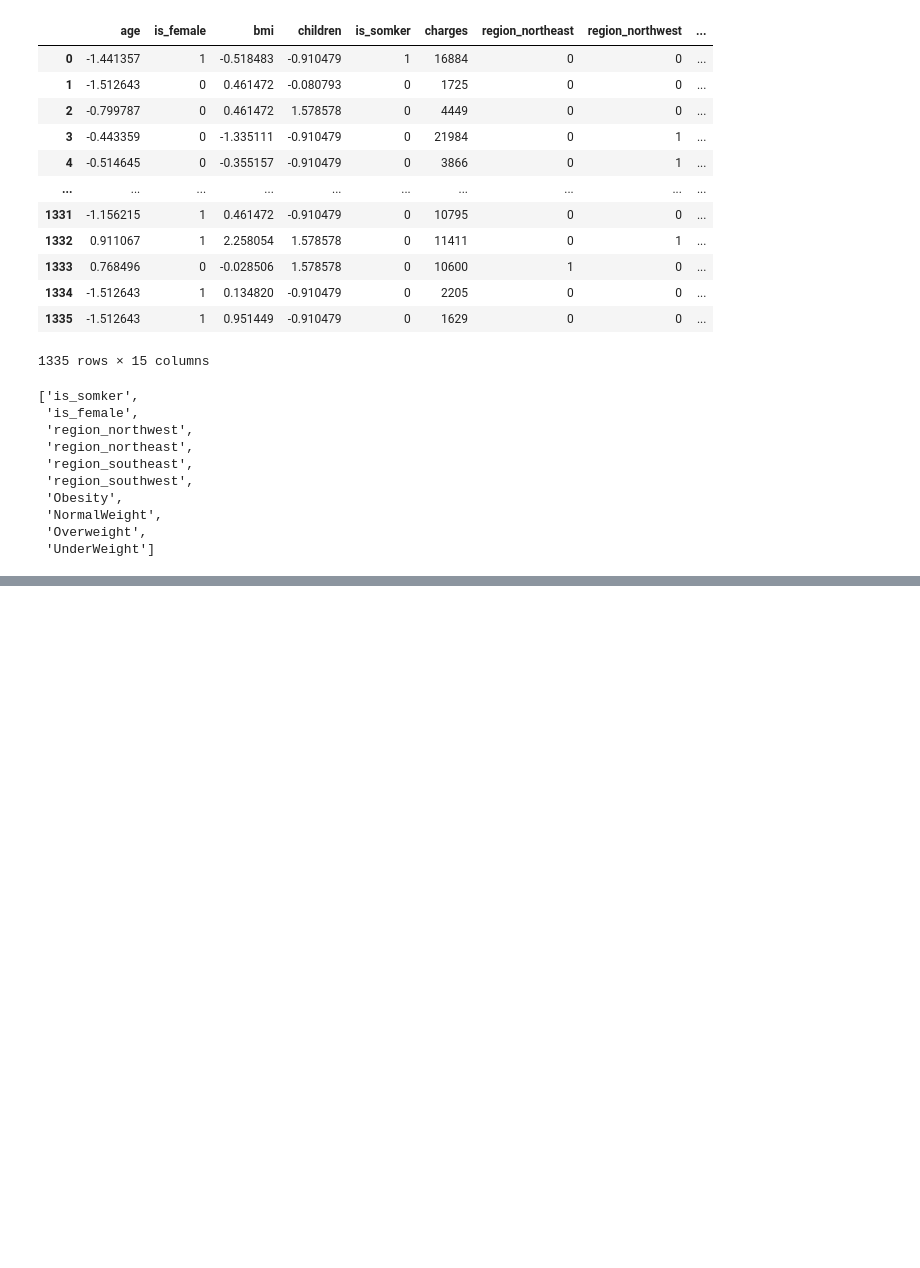
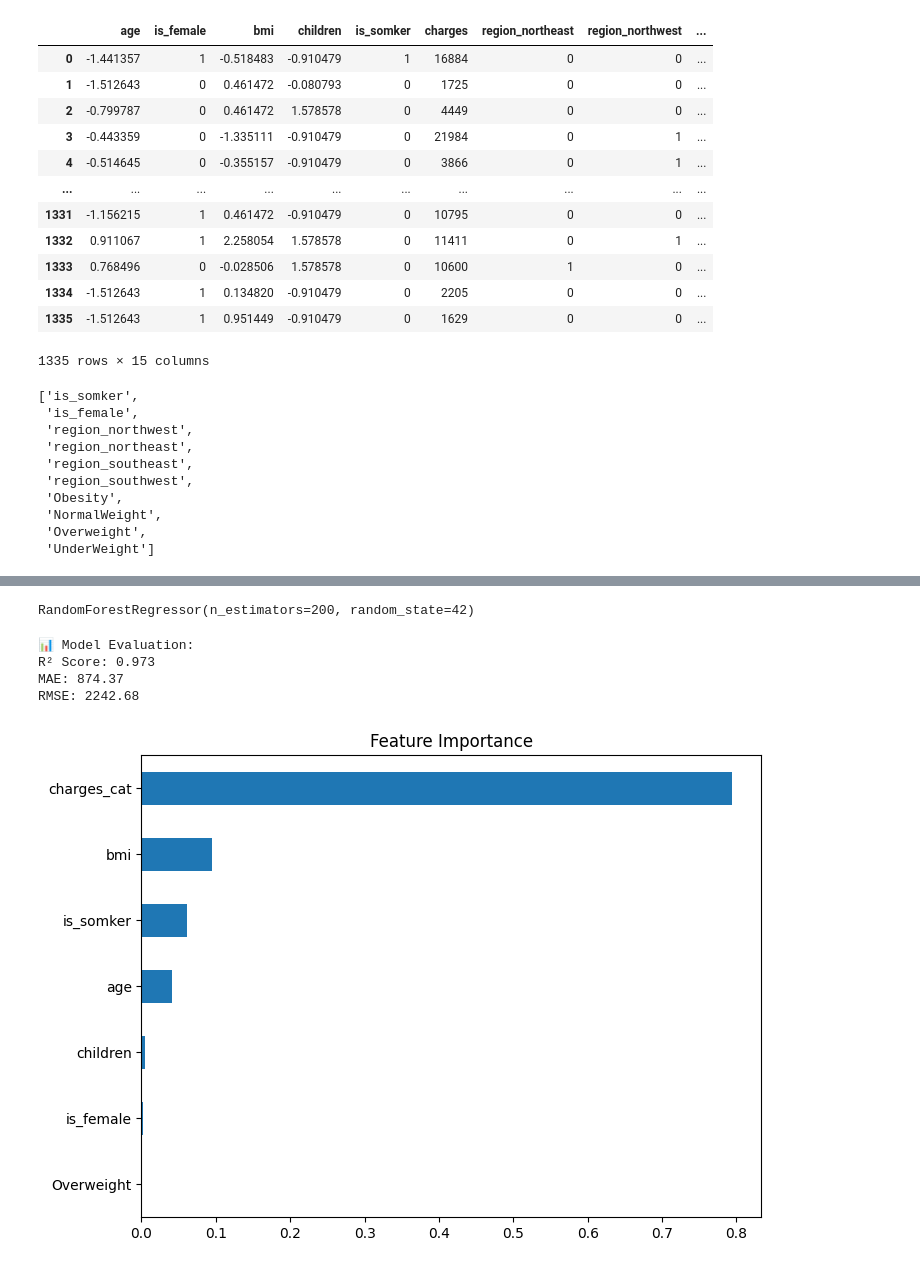
Before and after one commit to hv7275/ML, a Jupyter notebook: Part l/main.ipynb, the cells around one changed output, grey strips where cells are left out. Saved outputs shown, nothing was run; the diff lists cells and outputs as text; code cells hidden in the pictures; blank space fills up the shorter version.

Commit message:
Model predictions

```diff
--- a/Part l/main.ipynb
+++ b/Part l/main.ipynb
@@ -480,12 +480,14 @@ cat_feature
  'Overweight',
  'UnderWeight']
 # %%
+
 from scipy.stats import chi2_contingency
 
 alpha = 0.05
 chi2_result = {}
 
-for col in cat_feature:
+
+for col in cat_feature:   # cat_feature should be a list of categorical column names
     contingency = pd.crosstab(final_df[col], final_df['charges_cat'])
     chi2_stat, p_val, _, _ = chi2_contingency(contingency)
 
@@ -497,8 +499,14 @@ for col in cat_feature:
         'decision': decision
     }
 
-# Print features to drop
-for feature, result in chi2_result.items():
-    if result.get('decision') == 'Accept Null (Drop Feature)':
-        print(feature)
+
+columns_to_to_drop = [
+    feature for feature, result in chi2_result.items()
+    if result.get('decision') == 'Accept Null (Drop Feature)'
+]
+
+print(columns_to_to_drop)
+final_data = final_df.drop(columns=columns_to_to_drop)
+
+final_data
 # %% [output]
@@ -511,0 +532,17 @@ UnderWeight
+# %%
+x = final_data.drop(columns=['charges'])
+y = final_data['charges']
+# %%
+X_train, X_test, y_train, y_test = train_test_split(
+    x, y, test_size=0.2, random_state=42
+)
+# %%
+model = RandomForestRegressor(
+    n_estimators=200,
+    max_depth=None,
+    random_state=42
+)
+
+model.fit(X_train, y_train)
+# %% [output]
+RandomForestRegressor(n_estimators=200, random_state=42)
@@ -511,0 +551,24 @@ UnderWeight
+# %%
+r2 = r2_score(y_test, y_pred)
+mae = mean_absolute_error(y_test, y_pred)
+mse = mean_squared_error(y_test, y_pred)
+rmse = mse ** 0.5
+
+print("📊 Model Evaluation:")
+print(f"R² Score: {r2:.3f}")
+print(f"MAE: {mae:.2f}")
+print(f"RMSE: {rmse:.2f}")
+# %% [output]
+📊 Model Evaluation:
+R² Score: 0.973
+MAE: 874.37
+RMSE: 2242.68
+# %%
+import matplotlib.pyplot as plt
+
+importance = pd.Series(model.feature_importances_, index=x.columns)
+importance.sort_values(ascending=True).plot(kind='barh', figsize=(8,6))
+plt.title('Feature Importance')
+plt.show()
+# %% [output]
+[figure, added]
```
Also changed, not shown: parts of 3 cells of this notebook, 1 other file.
